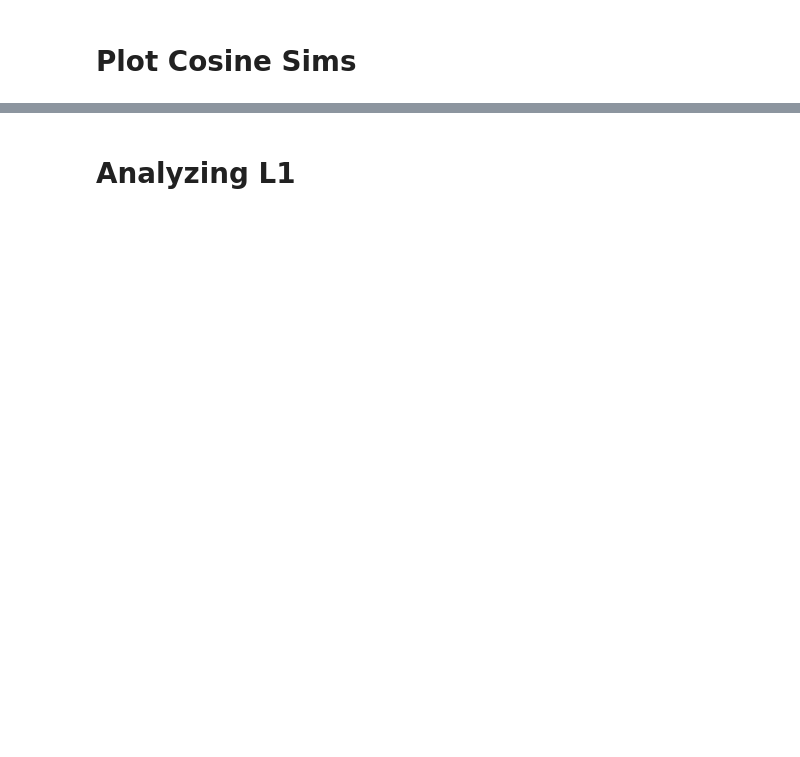
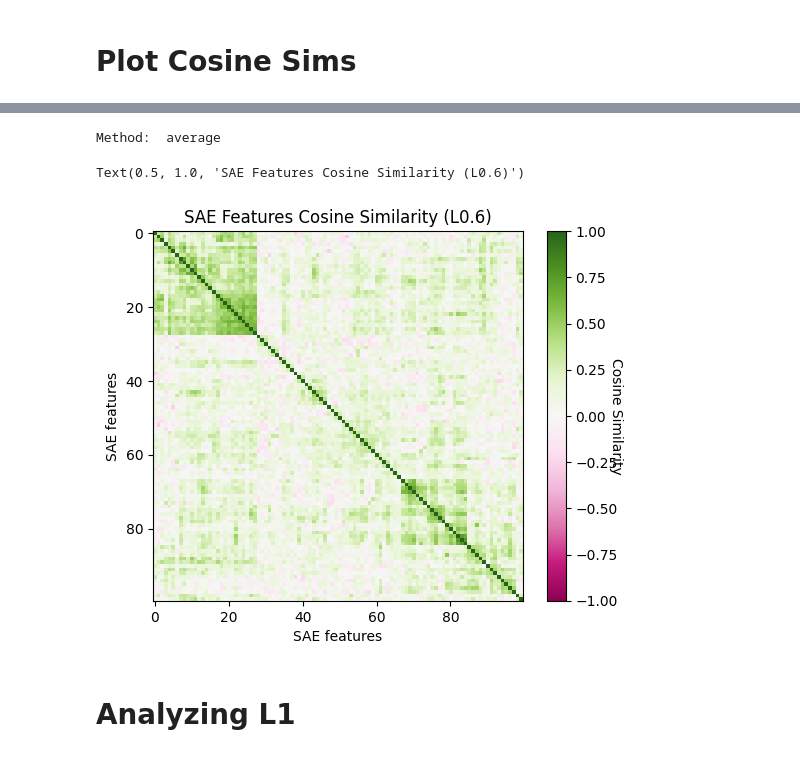
Before and after one commit to Benw8888/mats_sae_training, a Jupyter notebook: evaluating.ipynb, the cells around one changed output, grey strips where cells are left out. Drawn from its saved outputs; the diff is of its cells as text; code cells hidden in the pictures; blank space fills up the shorter version.

```diff
--- a/evaluating.ipynb
+++ b/evaluating.ipynb
@@ -364,7 +472,13 @@ print(f"Layer {hyp.hook_point_layer}, p_norm {hyp.lp_norm}, alpha {hyp.l1_coeffi
 # %%
-def get_cosims(sae, log_freq=None, threshold=1e-6):
+def get_alive(log_freq, threshold=1e-6):
+    alive = log_freq > np.log10(threshold)
+    return alive
+
+def get_cosims(sae, log_freq=None, threshold=1e-6, alive=None):
     feats = sae.W_dec.data
-    if log_freq is not None:
+    if alive is not None:
+        feats = feats[alive]
+    elif log_freq is not None:
         alive = log_freq > np.log10(threshold)
         feats = feats[alive]
 
@@ -417,16 +531,12 @@ def compute_serial_matrix(dist_mat,method="ward"):
         by the hierarchical tree (dendrogram)
     '''
     N = len(dist_mat)
-    flat_dist_mat = squareform(dist_mat)
+    flat_dist_mat = dist_mat #squareform(dist_mat)
     res_linkage = linkage(flat_dist_mat, method=method,preserve_input=True)
     res_order = seriation(res_linkage, N, N + N-2)
-    seriated_dist = np.zeros((N,N))
-    a,b = np.triu_indices(N,k=1)
-    seriated_dist[a,b] = dist_mat[ [res_order[i] for i in a], [res_order[j] for j in b]]
-    seriated_dist[b,a] = seriated_dist[a,b]
-
-    return seriated_dist, res_order, res_linkage
+    return res_order, res_linkage
 # %%
-cosim_matrix = get_cosims(sae,sae_lfreq)
+alive = get_alive(sae_lfreq)
+cosim_matrix = get_cosims(sae, sae_lfreq, alive=alive)
 dist_matrix = torch.acos(cosim_matrix).nan_to_num(0) # distance on the unit sphere
 dist_matrix.fill_diagonal_(0)
@@ -435,24 +553,34 @@ methods = ["average"] #["ward","single","average","complete"]
 for method in methods:
     print("Method:\t",method)
 
-    ordered_dist_mat, res_order, res_linkage = compute_serial_matrix(dist_matrix,method)
+    res_order, res_linkage = compute_serial_matrix(dist_matrix,method)
 
     # plt.pcolormesh(ordered_dist_mat)
     # # plt.xlim([0,N])
     # # plt.ylim([0,N])
     # plt.show()
+
+sorted_cosim_matrix = cosim_matrix[res_order,:][:,res_order]
+sorted_jaccard = jaccard_matrix[alive,:][:,alive][res_order,:][:,res_order]
+
+torch.save(sorted_cosim_matrix, f"/root/sparsify/{model_name}_sorted_cosim_matrix_l{p_name}.pt")
+torch.save(sorted_jaccard, f"/root/sparsify/{model_name}_sorted_jaccard_l{p_name}.pt")
+# %% [output]
+Method:  average
 # %%
 # cosim_matrix = get_cosims(sae,sae_lfreq)
 p_name = "0.6"
 # sorted_cosim_matrix = cosim_matrix.sort(descending=True, dim=-1)[0].cpu()
-sorted_cosim_matrix = np.cos(ordered_dist_mat)
 plt.imshow(sorted_cosim_matrix[:100,:100], cmap="PiYG", vmin=-1, vmax=1)
 cbar = plt.colorbar()
 cbar.ax.set_ylabel('Cosine Similarity', rotation=270)
 plt.xlabel("SAE features")
 plt.ylabel("SAE features")
 plt.title(f"SAE Features Cosine Similarity (L{p_name})")
 # plt.savefig(f"images_{cfg.seed}/ffl{p_name}.png")
+# %% [output]
+Text(0.5, 1.0, 'SAE Features Cosine Similarity (L0.6)')
+[figure, added]
 # %%
 def mncs(sae, log_freq=None, threshold=None, mode="mean"):
     # mode is either "mean" for mean next cosine similarity
```
Also changed, not shown: parts of 14 cells of this notebook, 3 other files.
